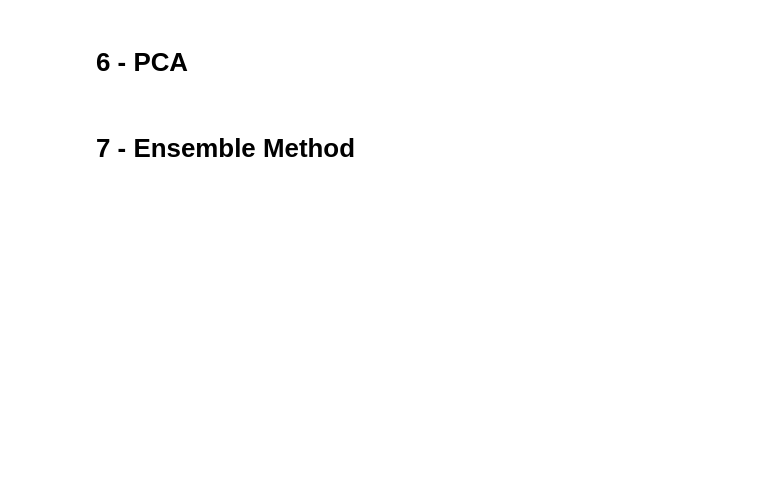
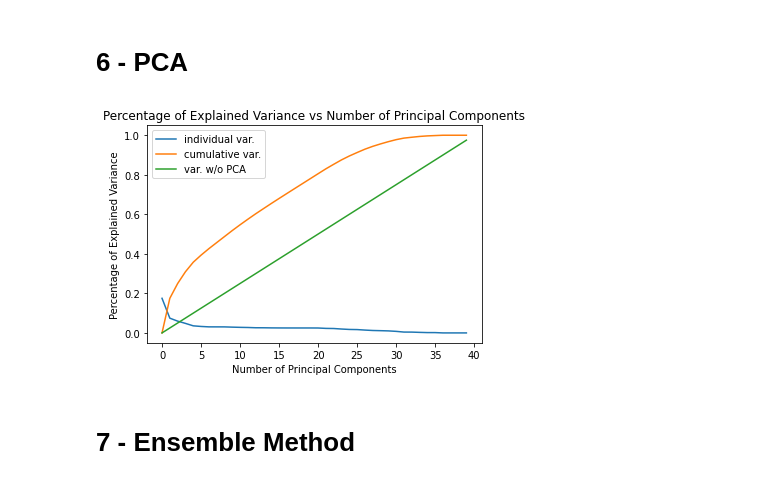
Before and after one commit to kpstesla/DSF_Project_3, a Jupyter notebook: data-pipeline.ipynb, the cells around one changed output. Drawn from its saved outputs; the diff is of its cells as text; code cells hidden in the pictures; blank space fills up the shorter version.

```diff
--- a/data-pipeline.ipynb
+++ b/data-pipeline.ipynb
@@ -270,4 +293,21 @@ X_test.shape, y_test.shape
 # %% [markdown]
 # 6 - PCA
+# %%
+from sklearn.decomposition import PCA
+pca = PCA()
+pca.fit(X)
+num_components = len(pca.components_)
+xs = [i for i in range(num_components)]
+cum_var = [np.sum(pca.explained_variance_ratio_[0:i]) for i in range(num_components)]
+plt.plot(xs, pca.explained_variance_ratio_, label="individual var.")
+plt.plot(xs, cum_var, label="cumulative var.")
+plt.plot(xs, [i/len(xs) for i in xs], label="var. w/o PCA")
+plt.xlabel("Number of Principal Components")
+plt.ylabel("Percentage of Explained Variance")
+plt.legend(loc = "best")
+plt.title("Percentage of Explained Variance vs Number of Principal Components")
+plt.show()
+# %% [output]
+[figure, added]
 # %% [markdown]
 # 7 - Ensemble Method
```
Also changed, not shown: parts of 29 cells of this notebook, 6 other files.
